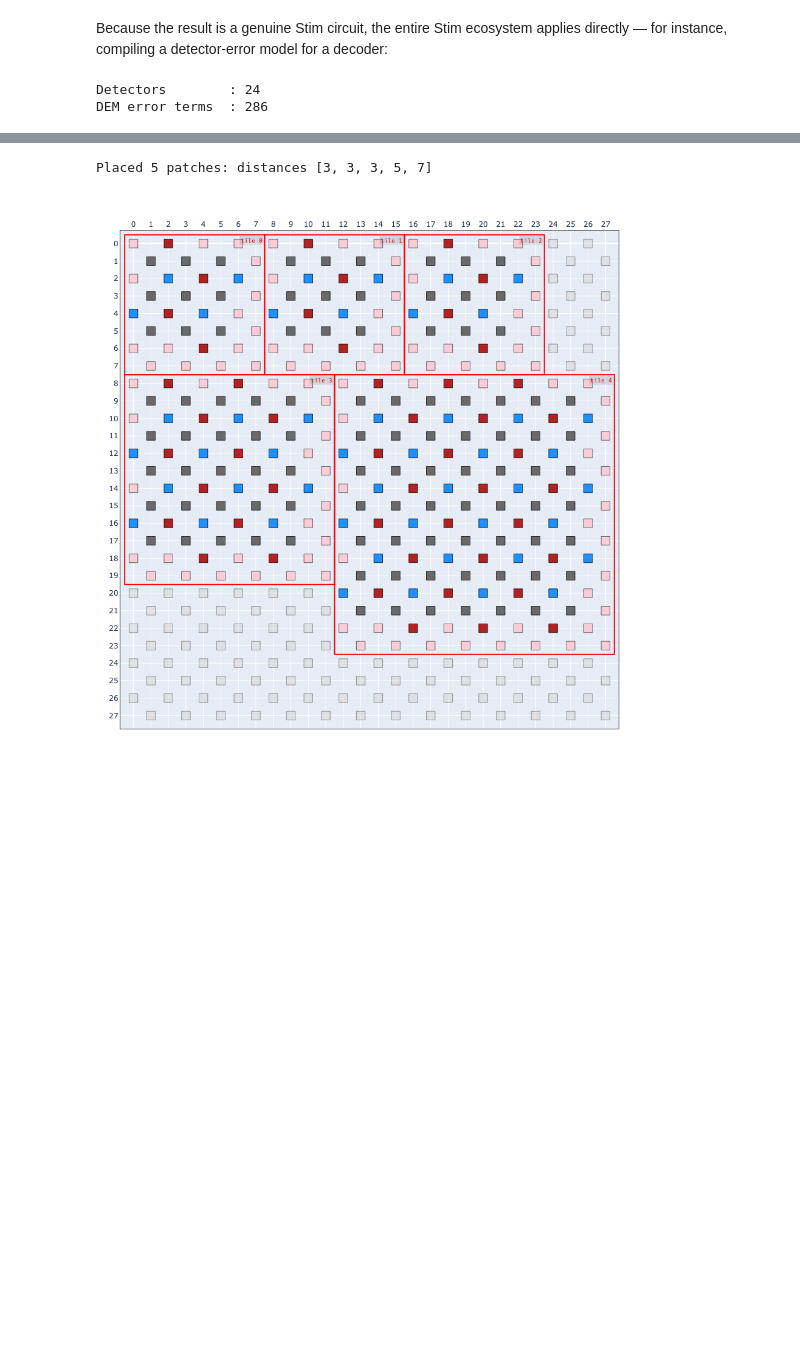
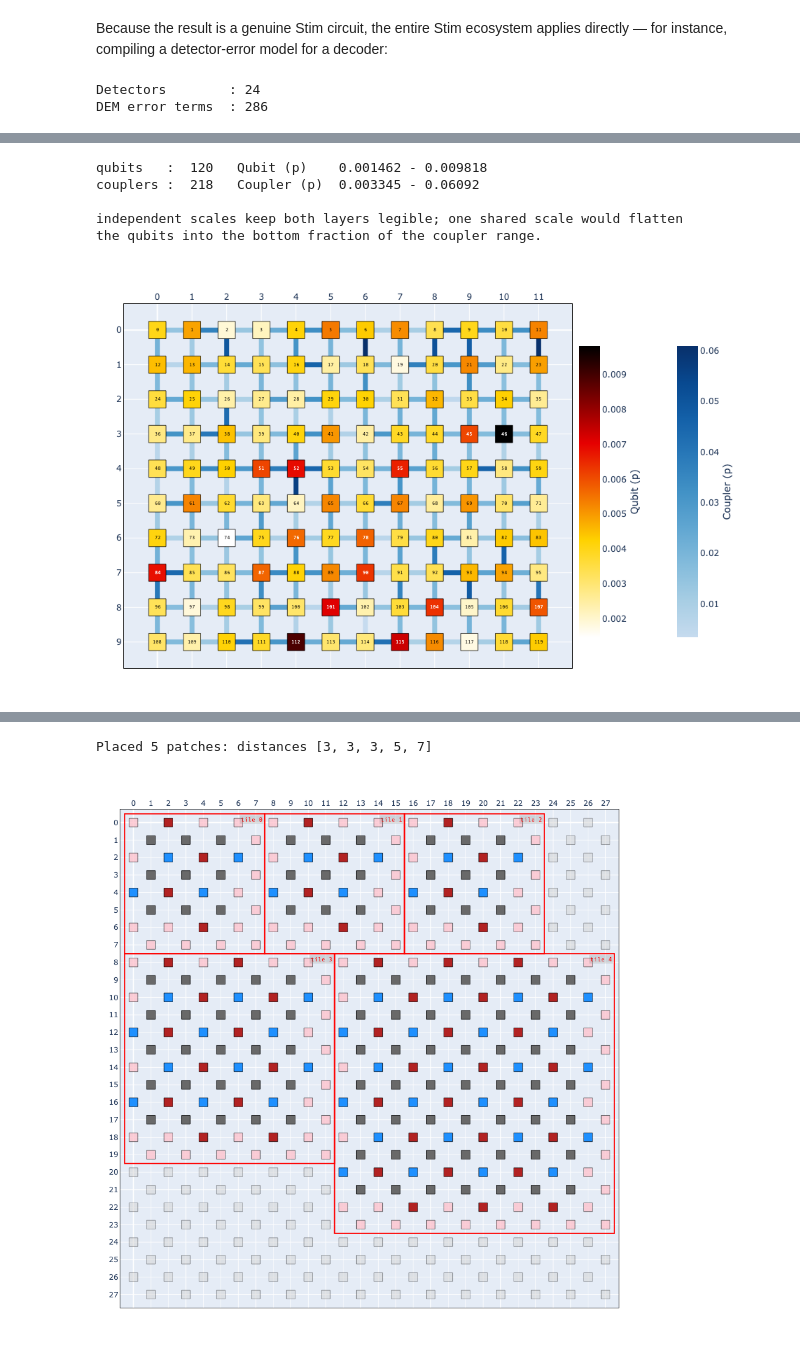
Before and after one commit to JacobSPalmer/qSNOW, a Jupyter notebook: demo/demo.ipynb, the cells around one changed output, grey strips where cells are left out. Saved outputs shown, nothing was run; the diff lists cells and outputs as text; code cells hidden in the pictures; blank space fills up the shorter version.

Commit message:
add the initial support for specifying basic coupler object

```diff
--- a/demo/demo.ipynb
+++ b/demo/demo.ipynb
@@ -306,0 +532,28 @@ DEM error terms  : 286
+# %%
+from qsnow.interface.lattice import SQUARE
+
+# A dense-lattice device with independently measured qubit and coupler rates: couplers
+# average roughly an order of magnitude worse, as they do on real hardware.
+rng = np.random.default_rng(7)
+device = Chip(12, 10, lattice=SQUARE)
+for q in device.qubits:
+    q.noise.p = float(np.clip(rng.lognormal(np.log(0.004), 0.40), 1e-6, 0.7))
+for cp in device.couplers:
+    cp.noise.p = float(np.clip(rng.lognormal(np.log(0.020), 0.55), 1e-6, 0.7))
+
+style = device_heatmap_style(device, labels=True)
+print(f"qubits   : {len(device.qubits):>4d}   {style.colorbar.label:<12s}"
+      f" {style.colorbar.cmin:.4g} - {style.colorbar.cmax:.4g}")
+print(f"couplers : {len(device.couplers):>4d}   {style.coupler_colorbar.label:<12s}"
+      f" {style.coupler_colorbar.cmin:.4g} - {style.coupler_colorbar.cmax:.4g}")
+print("\nindependent scales keep both layers legible; one shared scale would flatten"
+      "\nthe qubits into the bottom fraction of the coupler range.")
+
+device.show(style=style)
+# %% [output]
+qubits   :  120   Qubit (p)    0.001462 - 0.009818
+couplers :  218   Coupler (p)  0.003345 - 0.06092
+
+independent scales keep both layers legible; one shared scale would flatten
+the qubits into the bottom fraction of the coupler range.
+[figure, added]
```
Also changed, not shown: parts of 35 cells of this notebook, 18 other files.
